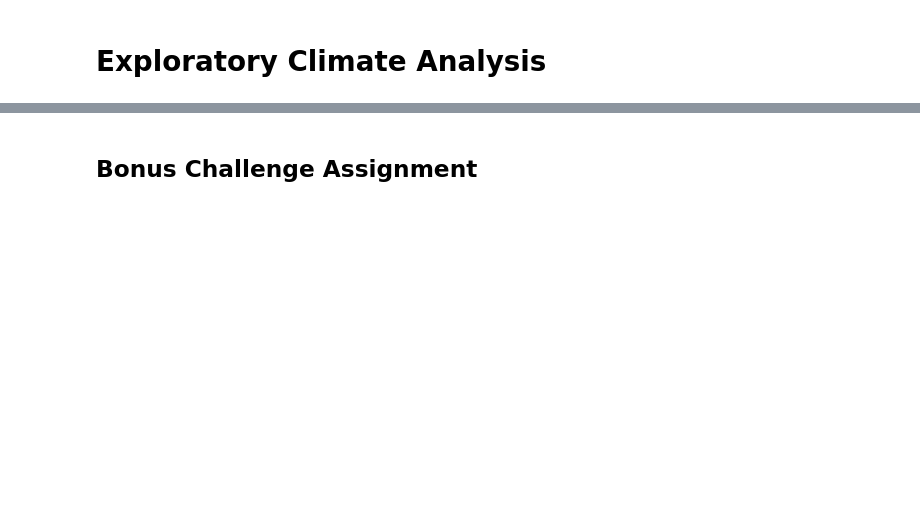
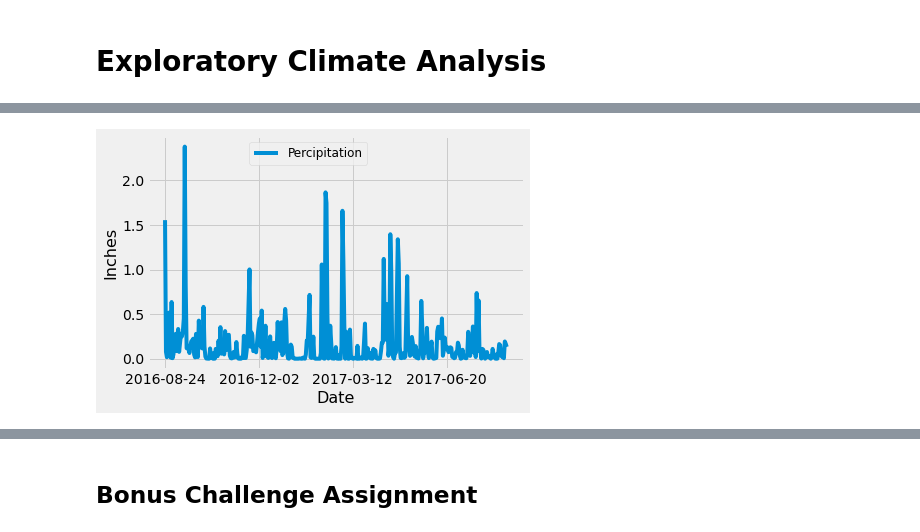
Before and after one commit to Ramyals-web/Sqlalchemy-Challenges, a Jupyter notebook: Homework/climate_starter.ipynb, the cells around one changed output, grey strips where cells are left out. Drawn from its saved outputs; the diff is of its cells as text; code cells hidden in the pictures; blank space fills up the shorter version.

```diff
--- a/Homework/climate_starter.ipynb
+++ b/Homework/climate_starter.ipynb
@@ -30,4 +33,7 @@ Base.prepare(engine, reflect=True)
 # %%
 # Save references to each table
+Measurement = Base.classes.measurement
+Station = Base.classes.station
 # %%
 # Create our session (link) from Python to the DB
+session = Session(engine)
@@ -36,12 +85,8 @@ Base.prepare(engine, reflect=True)
 # %%
 # Design a query to retrieve the last 12 months of precipitation data and plot the results
-
 # Calculate the date 1 year ago from the last data point in the database
-
 # Perform a query to retrieve the data and precipitation scores
-
-# Save the query results as a Pandas DataFrame and set the index to the date column
-
-# Sort the dataframe by date
-
-# Use Pandas Plotting with Matplotlib to plot the data
+last_12_months = session.query(Measurement.date, func.avg(Measurement.prcp)).\
+                filter(Measurement.date > '2016-08-23').\
+                group_by(Measurement.date).all()
+last_12_months
@@ -47,0 +111,11 @@ Base.prepare(engine, reflect=True)
+# %%
+# Save the query results as a Pandas DataFrame and set the index to the date column
+# Sort the dataframe by date
+prcp_scores = pd.DataFrame(last_12_months, columns=['Date', 'Precipitation'])
+
+#prcp_scores = prcp_scores.sort_index(ascending = True)
+#prcp_scores.set_index('Date', inplace=True)
+#prcp_scores
+prcp_scores.set_index('Date')
+prcp_scores =prcp_scores.sort_index(ascending = True)
+prcp_scores.head()
@@ -47,0 +129,13 @@ Base.prepare(engine, reflect=True)
+# %%
+# Use Pandas Plotting with Matplotlib to plot the data
+ax = prcp_scores.plot('Date','Precipitation')
+#ax= prcp_scores.plot.bar(figsize=(10,8), width=20)
+ax.set_xlabel("Date", fontsize=16)
+ax.set_ylabel("Inches", fontsize=16)
+#ax.set_xticklabels([])
+plt.legend(['Percipitation'], fontsize=12)
+ax.get_legend().set_bbox_to_anchor((0.6, 1))
+
+plt.show()
+# %% [output]
+[figure, added]
```
Also changed, not shown: parts of 8 cells of this notebook, 1 other file.
